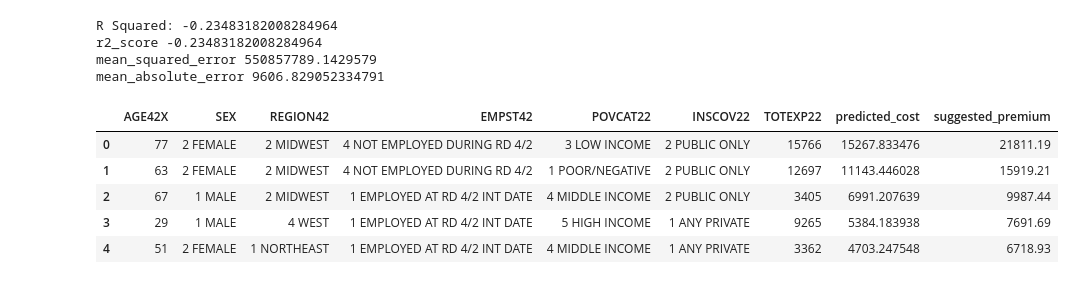
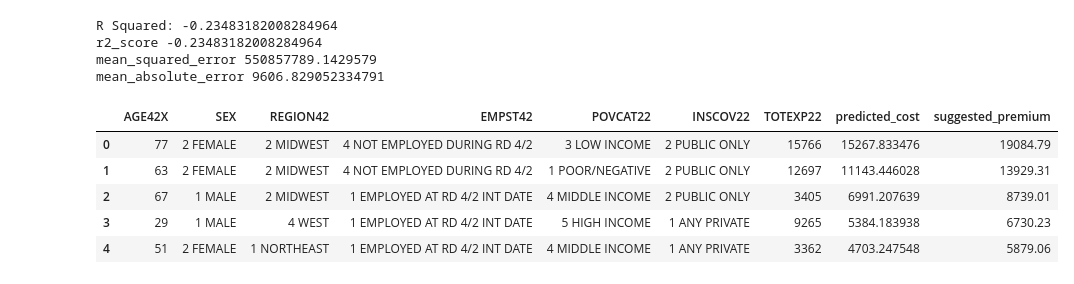
Before and after one commit to KevinChiData/Modeling-Expected-Healthcare-Costs, a Jupyter notebook: notebooks/data_analysis.ipynb, the cells around one changed output. Cells and saved outputs as stored; diff of their text form; code cells hidden in the pictures.

```diff
--- a/notebooks/data_analysis.ipynb
+++ b/notebooks/data_analysis.ipynb
@@ -100,15 +97,15 @@ mean_squared_error 550857789.1429579
 mean_absolute_error 9606.829052334791
 # %%
 # Created a suggested premium for each individual based on many variables as shown below with a 70% loss ratio.
-loss_ratio = 0.70
+loss_ratio = 0.80
 suggested_df = suggested_premium(rf_model, x, loss_ratio, model_df)
 suggested_df.to_csv('../data/suggested_premiums.csv')
 suggested_df.to_stata('../data/suggested_premiums.dta')
 suggested_df.head()
 # %% [output]
 |  | AGE42X | SEX | REGION42 | EMPST42 | POVCAT22 | INSCOV22 | TOTEXP22 | predicted_cost | suggested_premium |
-| 0 | 77 | 2 FEMALE | 2 MIDWEST | 4 NOT EMPLOYED DURING RD 4/2 | 3 LOW INCOME | 2 PUBLIC ONLY | 15766 | 15267.833476 | 21811.19 |
-| 1 | 63 | 2 FEMALE | 2 MIDWEST | 4 NOT EMPLOYED DURING RD 4/2 | 1 POOR/NEGATIVE | 2 PUBLIC ONLY | 12697 | 11143.446028 | 15919.21 |
-| 2 | 67 | 1 MALE | 2 MIDWEST | 1 EMPLOYED AT RD 4/2 INT DATE | 4 MIDDLE INCOME | 2 PUBLIC ONLY | 3405 | 6991.207639 | 9987.44 |
-| 3 | 29 | 1 MALE | 4 WEST | 1 EMPLOYED AT RD 4/2 INT DATE | 5 HIGH INCOME | 1 ANY PRIVATE | 9265 | 5384.183938 | 7691.69 |
-| 4 | 51 | 2 FEMALE | 1 NORTHEAST | 1 EMPLOYED AT RD 4/2 INT DATE | 4 MIDDLE INCOME | 1 ANY PRIVATE | 3362 | 4703.247548 | 6718.93 |
+| 0 | 77 | 2 FEMALE | 2 MIDWEST | 4 NOT EMPLOYED DURING RD 4/2 | 3 LOW INCOME | 2 PUBLIC ONLY | 15766 | 15267.833476 | 19084.79 |
+| 1 | 63 | 2 FEMALE | 2 MIDWEST | 4 NOT EMPLOYED DURING RD 4/2 | 1 POOR/NEGATIVE | 2 PUBLIC ONLY | 12697 | 11143.446028 | 13929.31 |
+| 2 | 67 | 1 MALE | 2 MIDWEST | 1 EMPLOYED AT RD 4/2 INT DATE | 4 MIDDLE INCOME | 2 PUBLIC ONLY | 3405 | 6991.207639 | 8739.01 |
+| 3 | 29 | 1 MALE | 4 WEST | 1 EMPLOYED AT RD 4/2 INT DATE | 5 HIGH INCOME | 1 ANY PRIVATE | 9265 | 5384.183938 | 6730.23 |
+| 4 | 51 | 2 FEMALE | 1 NORTHEAST | 1 EMPLOYED AT RD 4/2 INT DATE | 4 MIDDLE INCOME | 1 ANY PRIVATE | 3362 | 4703.247548 | 5879.06 |
```
Also changed, not shown: parts of 1 cell of this notebook.
